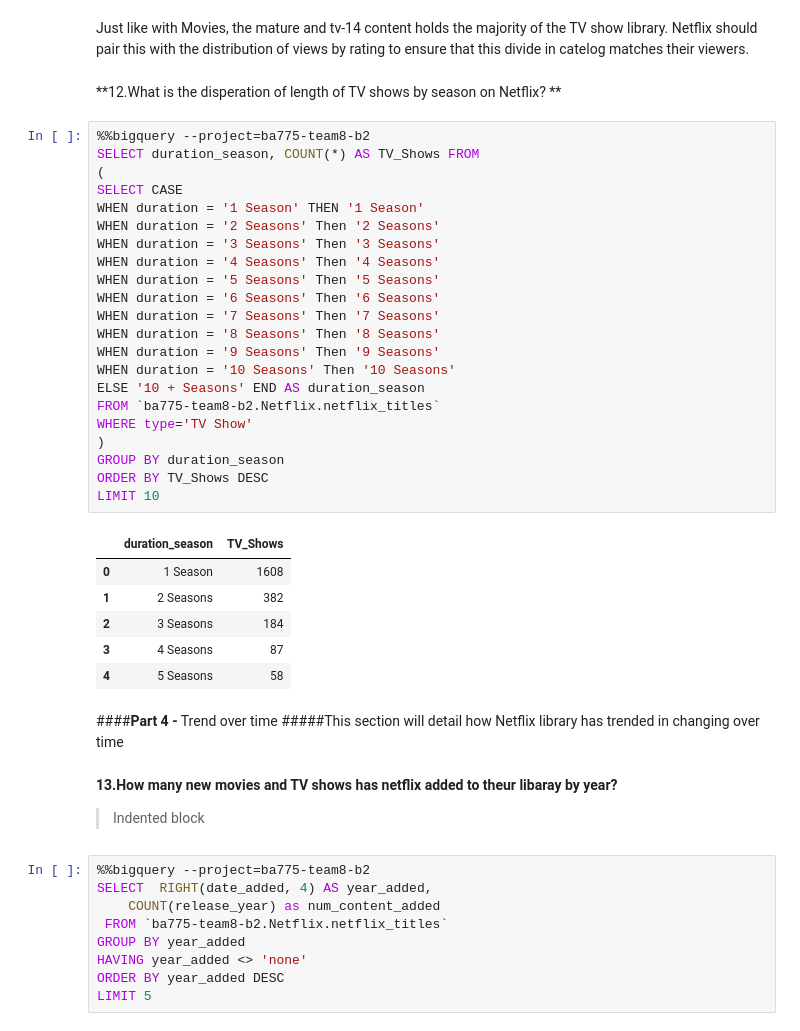
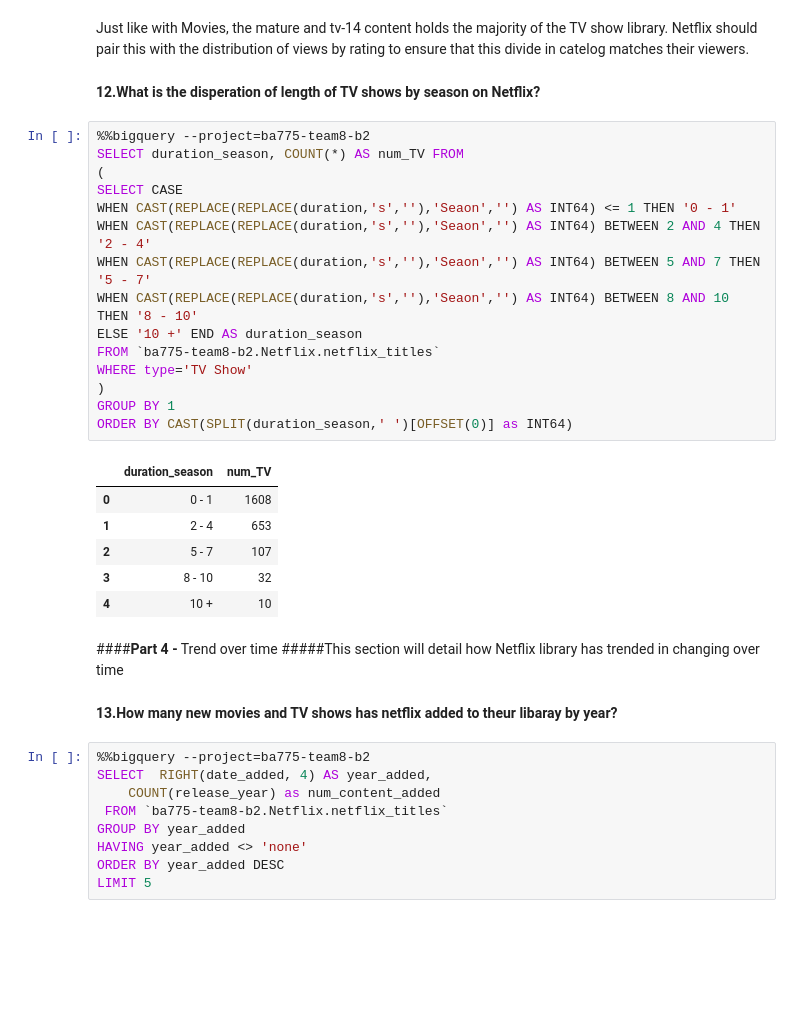
Before and after one commit to aditya248/Netflix-Exploratory-Data-Analysis, a Jupyter notebook: BA775_TeamProject_B2T8.ipynb, the cells around one changed output. Cells and saved outputs as stored; diff of their text form; blank space fills up the shorter version.

```diff
--- a/BA775_TeamProject_B2T8.ipynb
+++ b/BA775_TeamProject_B2T8.ipynb
@@ -232,43 +227,34 @@ LIMIT 5
 # %% [markdown]
 Just like with Movies, the mature and tv-14 content holds the majority of the TV show library. Netflix should pair this with the distribution of views by rating to ensure that this divide in catelog matches their viewers.
 # %% [markdown]
-**12.What is the disperation of length of TV shows by season on Netflix?  **
+**12.What is the disperation of length of TV shows by season on Netflix?**
 # %%
 %%bigquery --project=ba775-team8-b2
-SELECT duration_season, COUNT(*) AS TV_Shows FROM
+SELECT duration_season, COUNT(*) AS num_TV FROM
 (
 SELECT CASE
-WHEN duration = '1 Season' THEN '1 Season'
-WHEN duration = '2 Seasons' Then '2 Seasons'
-WHEN duration = '3 Seasons' Then '3 Seasons'
-WHEN duration = '4 Seasons' Then '4 Seasons'
-WHEN duration = '5 Seasons' Then '5 Seasons'
-WHEN duration = '6 Seasons' Then '6 Seasons'
-WHEN duration = '7 Seasons' Then '7 Seasons'
-WHEN duration = '8 Seasons' Then '8 Seasons'
-WHEN duration = '9 Seasons' Then '9 Seasons'
-WHEN duration = '10 Seasons' Then '10 Seasons'
-ELSE '10 + Seasons' END AS duration_season
+WHEN CAST(REPLACE(REPLACE(duration,'s',''),'Seaon','') AS INT64) <= 1 THEN '0 - 1'
+WHEN CAST(REPLACE(REPLACE(duration,'s',''),'Seaon','') AS INT64) BETWEEN 2 AND 4 THEN '2 - 4'
+WHEN CAST(REPLACE(REPLACE(duration,'s',''),'Seaon','') AS INT64) BETWEEN 5 AND 7 THEN '5 - 7'
+WHEN CAST(REPLACE(REPLACE(duration,'s',''),'Seaon','') AS INT64) BETWEEN 8 AND 10 THEN '8 - 10'
+ELSE '10 +' END AS duration_season
 FROM `ba775-team8-b2.Netflix.netflix_titles`
 WHERE type='TV Show'
 )
-GROUP BY duration_season
-ORDER BY TV_Shows DESC
-LIMIT 10
+GROUP BY 1
+ORDER BY CAST(SPLIT(duration_season,' ')[OFFSET(0)] as INT64)
 # %% [output]
-|  | duration_season | TV_Shows |
-| 0 | 1 Season | 1608 |
-| 1 | 2 Seasons | 382 |
-| 2 | 3 Seasons | 184 |
-| 3 | 4 Seasons | 87 |
-| 4 | 5 Seasons | 58 |
+|  | duration_season | num_TV |
+| 0 | 0 - 1 | 1608 |
+| 1 | 2 - 4 | 653 |
+| 2 | 5 - 7 | 107 |
+| 3 | 8 - 10 | 32 |
+| 4 | 10 + | 10 |
 # %% [markdown]
 ####**Part 4 -** Trend over time
 #####This section will detail how Netflix library has trended in changing over time
 # %% [markdown]
 **13.How many new movies and TV shows has netflix added to theur libaray by year?**
-
-> Indented block
 # %%
 %%bigquery --project=ba775-team8-b2
 SELECT  RIGHT(date_added, 4) AS year_added,
```
Also changed, not shown: parts of 13 cells of this notebook.
